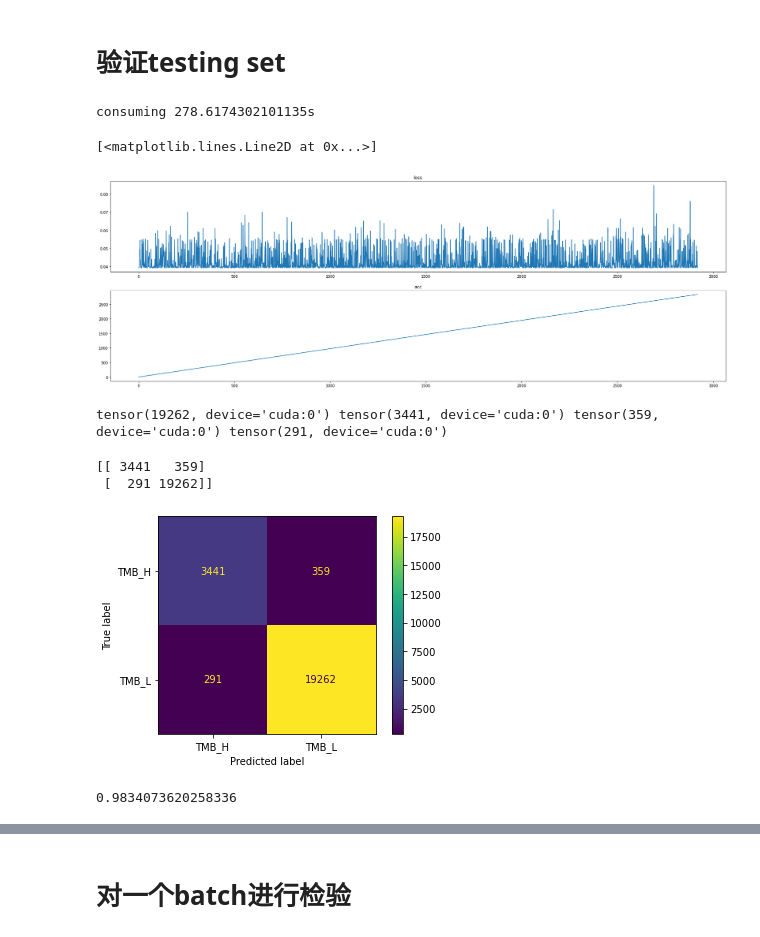
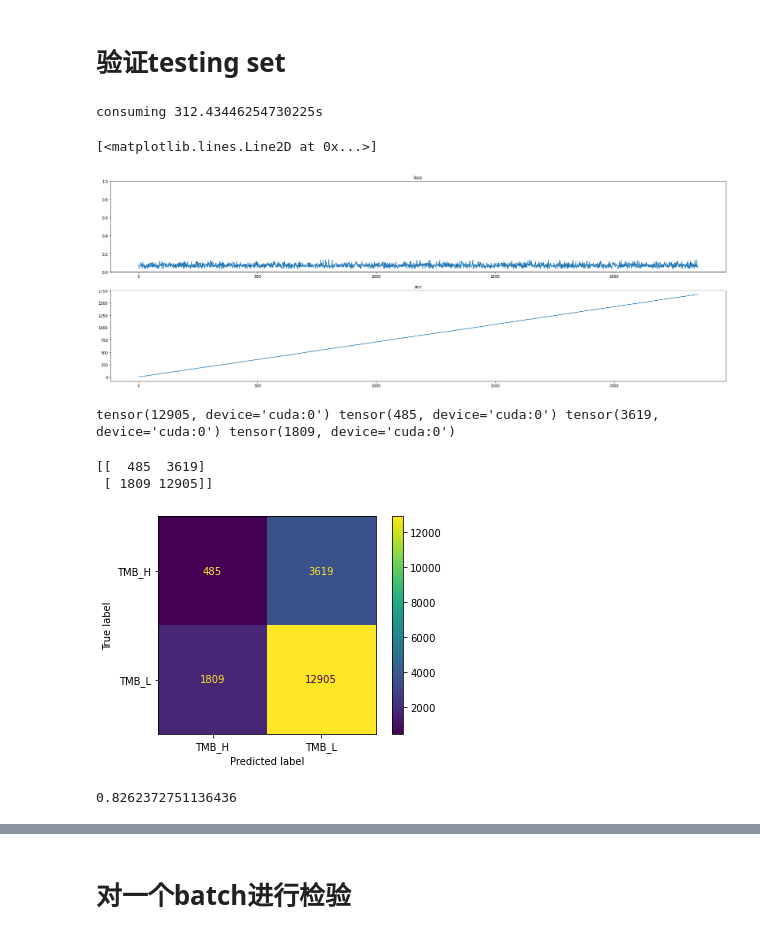
Before and after one commit to wangyh97/patho_AI, a Jupyter notebook: processing/resnext/evaluation.ipynb, the cells around one changed output, grey strips where cells are left out. Drawn from its saved outputs; the diff is of its cells as text; code cells hidden in the pictures.

```diff
--- a/processing/resnext/evaluation.ipynb
+++ b/processing/resnext/evaluation.ipynb
@@ -40,26 +40,31 @@ def show_info(show_OI = False,show_values = False,**kws):
             print(f'\nvalues:{values}\n')
 # %%
 test = np.load('../../config/data_segmentation_csv/10X_grouping.npy',allow_pickle=True).item()
+test_df = test['test_list']
 batch_sz = 8
 trans_test = transforms.Compose([
             transforms.Resize(256),
             transforms.CenterCrop(224),
             transforms.ToTensor(),
             transforms.Normalize([0.485, 0.456, 0.406], [0.229, 0.224, 0.225])])
-test_set = load_data.myDataSet(test['test_list'],data_transforms= trans_test)
+test_set = load_data.myDataSet(10,test_df,shuffled = 'unbalanced',data_transforms= trans_test)
 dataloader = torch.utils.data.DataLoader(test_set,
                                         batch_size=batch_sz,
                                         shuffle=True,
-                                        num_workers=2)
+                                        num_workers=24)
 # high TMB为0，low TMB为1
 # test_set包含959 H，4697 L
 # %% [markdown]
 # 加载模型
 # %%
+from torch import nn
 random.seed(10)
 model = resnext50(num_classes = 2)
-checkpoint = torch.load('output/10/epoch_99.pth.tar')
-base_dict = {'.'.join(k.split('.')[1:]): v for k, v in list(checkpoint.state_dict().items())}
-model.load_state_dict(base_dict)
+# checkpoint = torch.load('output/shuffled/10/best_model_weights.pth')
+# base_dict = {'.'.join(k.split('.')[1:]): v for k, v in list(checkpoint.state_dict().items())}
+# model.load_state_dict(base_dict)
+model = nn.DataParallel(model)
+best_model_weights = torch.load('output/shuffled/10/best_model_weights.pth')
+model.load_state_dict(best_model_weights)
 model_for_eval = torch.nn.Sequential(model,torch.nn.Softmax(dim=1))
 model_for_eval.eval()
@@ -66,8 +89,8 @@ model_for_eval.eval()
 # %% [markdown]
 # 对训练过程可视化
 # %%
-loss = np.load("./output/10/lossdata.npy",allow_pickle= True).item()
-acc = np.load('./output/10/accdata.npy',allow_pickle=True).item()
+loss = np.load("./output/shuffled/10/lossdata.npy",allow_pickle= True).item()
+acc = np.load('./output/shuffled/10/accdata.npy',allow_pickle=True).item()
 
 df_loss = pd.DataFrame(loss)
 
@@ -138,25 +165,26 @@ fn = torch.sum((predicts == 0) * (relabels == 1))
 end = time.time()
 print(f'consuming {end-start}s')
 # %% [output]
-consuming 278.6174302101135s
+consuming 312.43446254730225s
 # %%
 df = pd.DataFrame((lossdata,accdata)).T
 df.columns = ['loss','acc']
 fig,axes = plt.subplots(2,1,figsize = (30,10))
 ax1 = axes[0]
 ax1.set_title('loss')
+ax1.set_ylim(0,1)
 ax1.plot(df['loss'],label = 'loss')
 
 ax2 = axes[1]
 ax2.set_title('acc')
 ax2.plot(df['acc'],label = 'acc')
 # %% [output]
 [<matplotlib.lines.Line2D at 0x...>]
-[figure, old version]
+[figure, new version]
 # %%
 print(tp,tn,fp,fn)
 # %% [output]
-tensor(19262, device='cuda:0') tensor(3441, device='cuda:0') tensor(359, device='cuda:0') tensor(291, device='cuda:0')
+tensor(12905, device='cuda:0') tensor(485, device='cuda:0') tensor(3619, device='cuda:0') tensor(1809, device='cuda:0')
 # %%
 from sklearn import metrics
 relabels = relabels.cpu()
@@ -168,19 +196,19 @@ precision,recall,thr = metrics.precision_recall_curve(relabels,out.cpu())
 cm = metrics.confusion_matrix(y_true=relabels,y_pred=predicts)
 print(cm)
 # %% [output]
-[[ 3441   359]
- [  291 19262]]
+[[  485  3619]
+ [ 1809 12905]]
 # %%
 disp = metrics.ConfusionMatrixDisplay(confusion_matrix=cm,display_labels=('TMB_H','TMB_L'))
 disp.plot()
 plt.show()
 # %% [output]
-[figure, old version]
+[figure, new version]
 # %%
 F1 = metrics.f1_score(y_true=relabels,y_pred=predicts)
 F1
 # %% [output]
-0.9834073620258336
+0.8262372751136436
 # %%
 print(f'precision = {precision},recall = {recall}')
 # %% [output]
```
Also changed, not shown: parts of 7 cells of this notebook, 9 other files.
